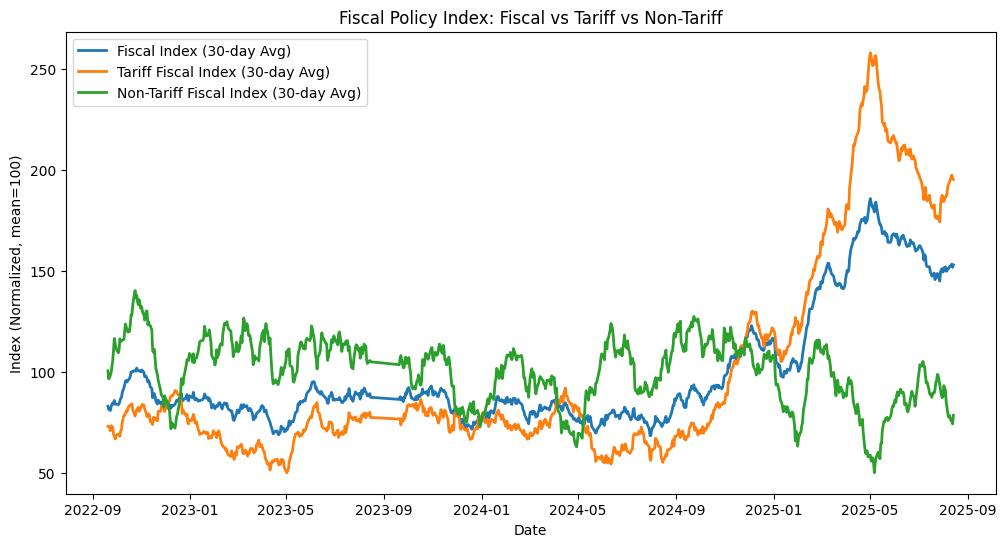
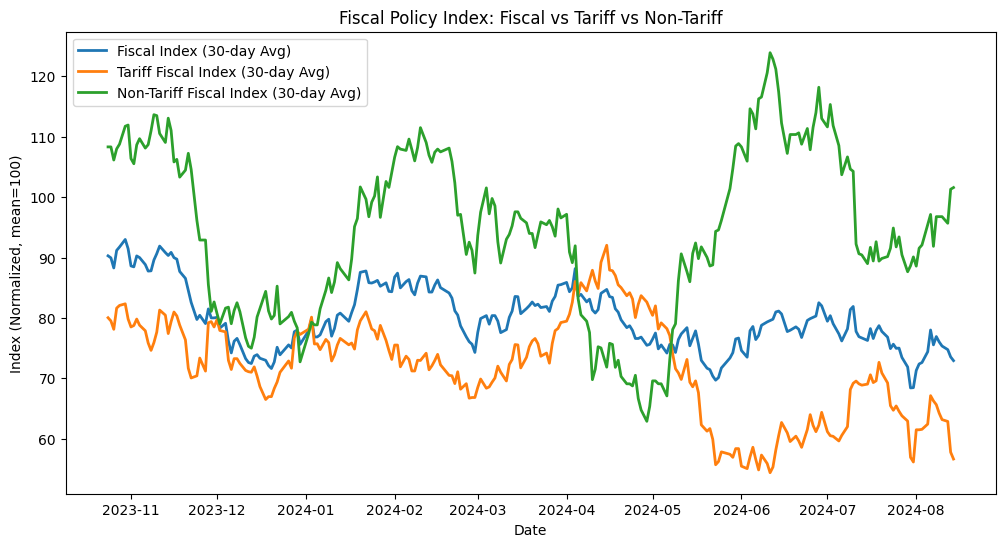
Code edit (unified diff) that turned the first committed figure into the second:
--- before
+++ after
@@ -6,13 +6,13 @@
 
 plt.plot(
-    wsj_fpi["date"], wsj_fpi["fiscal_policy_index"].rolling(30).mean(),
+    wsj_fpi1["date"], wsj_fpi1["fiscal_policy_index"].rolling(30).mean(),
     label="Fiscal Index (30-day Avg)", linewidth=2
 )
 plt.plot(
-    wsj_fpi["date"], wsj_fpi["tariff_fiscal_index"].rolling(30).mean(),
+    wsj_fpi1["date"], wsj_fpi1["tariff_fiscal_index"].rolling(30).mean(),
     label="Tariff Fiscal Index (30-day Avg)", linewidth=2
 )
 plt.plot(
-    wsj_fpi["date"], wsj_fpi["non_tariff_fiscal_index"].rolling(30).mean(),
+    wsj_fpi1["date"], wsj_fpi1["non_tariff_fiscal_index"].rolling(30).mean(),
     label="Non-Tariff Fiscal Index (30-day Avg)", linewidth=2
 )
@@ -23,28 +23,2 @@
 plt.legend()
 plt.show()
-
-# calculate 95% confident intervals
-window=30
-z=1.96
-
-rolling_mean=wsj_fpi['rate'].rolling(window).mean()
-rolling_std=wsj_fpi['rate'].rolling(window).std()
-
-upper=rolling_mean+z*(rolling_std/np.sqrt(window))
-lower=rolling_mean-z*(rolling_std/np.sqrt(window))
-
-# plot the visual
-plt.figure(figsize=(10, 5))
-plt.plot(rolling_mean, label='30-day Rolling Mean')
-plt.fill_between(
-    rolling_mean.index,
-    lower,
-    upper,
-    alpha=0.2,
-    label='95% Confidence Interval'
-)
-
-plt.xlabel('date')
-plt.ylabel('rate')
-plt.legend()
-plt.show()

Commit: finished date filter, add title for the plots